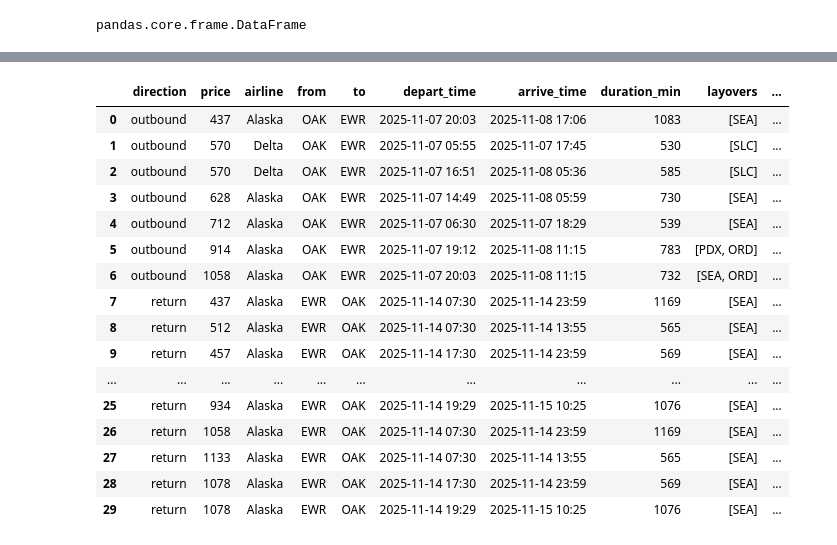
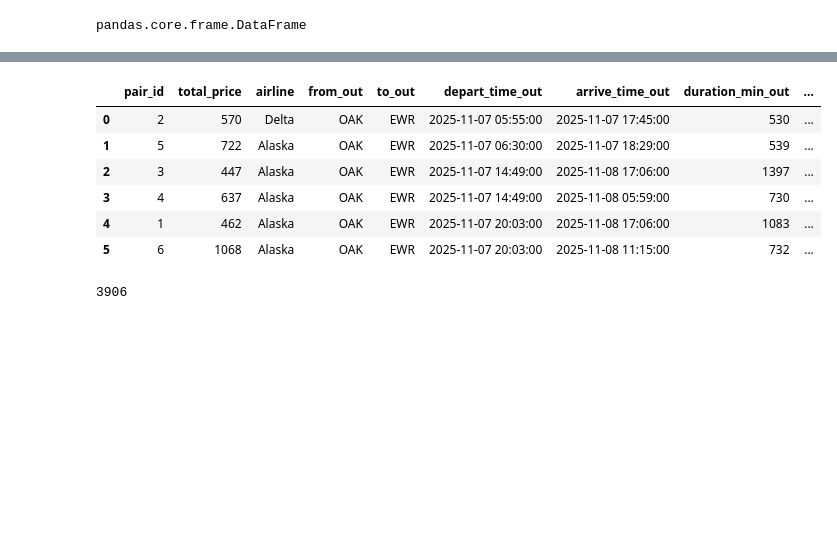
Before and after one commit to apandacoding/greenagent, a Jupyter notebook: tools.ipynb, the cells around one changed output, grey strips where cells are left out. Drawn from its saved outputs; the diff is of its cells as text; code cells hidden in the pictures; blank space fills up the shorter version.

```diff
--- a/tools.ipynb
+++ b/tools.ipynb
@@ -96,7 +0,0 @@ df
-# %%
-# Convert list-like columns into comma-separated strings
-for col in ["layovers_out", "layovers_ret"]:
-    df[col] = df[col].apply(lambda x: ", ".join(x) if isinstance(x, list) else x)
-
-# Now export safely
-df.to_csv("flight_data.csv", index=False)
@@ -102,0 +3,3 @@ df.to_csv("flight_data.csv", index=False)
+# %%
+anthropic_api_key="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"
+serp_api_key = "cfc3493ca4156d9bd1eba9c59c1f78376cc2e3d4c0b162c23707144f9d5dd041"
@@ -126,7 +96,7 @@ import time
 import requests
 import pandas as pd
 
-BASE_URL = "https://serpapi.com/search.json"
+BASE_URL = "https://serpapi.com/search"
 
 def flatten_direction(flights, direction, outbound_idx=None, outbound_airline=None):
     rows = []
@@ -168,7 +138,7 @@ def data_to_df(data, params):
     for i, f in enumerate(outbound_flights):
         outbound_rows += flatten_direction([f], "outbound", outbound_idx=i, outbound_airline=f["flights"][0]["airline"])
 
-    # ---------- 2) fetch returns for EACH outbound token ----------
+    print(outbound_flights)
     return_rows = []
     for i, f in enumerate(outbound_flights):
         token = f.get("departure_token")
@@ -177,7 +147,7 @@ def data_to_df(data, params):
 
         # Build params fresh each time; don't mutate a shared dict
         params["departure_token"] = token
-        params["deep_search"] = True
+        params["api_key"] = serp_api_key
 
         r = requests.get(BASE_URL, params=params, timeout=30)
         if r.status_code != 200:
@@ -214,9 +184,6 @@ def data_to_df(data, params):
     return transform_df(df)
 # %%
 from langchain_core.runnables import RunnableLambda, RunnableSequence
-
-anthropic_api_key="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"
-serp_api_key = "4a871fe30bb1fed4dc0850f01d384a2fff2dee8a74046b902109785f1a9bd730"
 
 def anthropic_IATA_call(iata_result: str):
     client = anthropic.Anthropic(api_key=anthropic_api_key)
@@ -288,11 +255,11 @@ def flight_tool(user_prompt: str):
 
     # make a flight booking
     params = result
-    params['deep_search'] = True
+    params['api_key'] = serp_api_key
     url = "https://serpapi.com/search"
     response = requests.get(url, params=params)
     data = response.json()
-    return data_to_df(data, params)
+    return sanitize_for_pandasai(data_to_df(data, params))
 # %%
 # pandas dataframe
 import pandas as pd
@@ -420,20 +275,0 @@ def data_to_df(data, params):
-# %%
-df
-# %% [output]
-|  | direction | price | airline | from | to | depart_time | arrive_time | duration_min | layovers | ... |
-| 0 | outbound | 437 | Alaska | OAK | EWR | 2025-11-07 20:03 | 2025-11-08 17:06 | 1083 | [SEA] | ... |
-| 1 | outbound | 570 | Delta | OAK | EWR | 2025-11-07 05:55 | 2025-11-07 17:45 | 530 | [SLC] | ... |
-| 2 | outbound | 570 | Delta | OAK | EWR | 2025-11-07 16:51 | 2025-11-08 05:36 | 585 | [SLC] | ... |
-| 3 | outbound | 628 | Alaska | OAK | EWR | 2025-11-07 14:49 | 2025-11-08 05:59 | 730 | [SEA] | ... |
-| 4 | outbound | 712 | Alaska | OAK | EWR | 2025-11-07 06:30 | 2025-11-07 18:29 | 539 | [SEA] | ... |
-| 5 | outbound | 914 | Alaska | OAK | EWR | 2025-11-07 19:12 | 2025-11-08 11:15 | 783 | [PDX, ORD] | ... |
-| 6 | outbound | 1058 | Alaska | OAK | EWR | 2025-11-07 20:03 | 2025-11-08 11:15 | 732 | [SEA, ORD] | ... |
-| 7 | return | 437 | Alaska | EWR | OAK | 2025-11-14 07:30 | 2025-11-14 23:59 | 1169 | [SEA] | ... |
-| 8 | return | 512 | Alaska | EWR | OAK | 2025-11-14 07:30 | 2025-11-14 13:55 | 565 | [SEA] | ... |
-| 9 | return | 457 | Alaska | EWR | OAK | 2025-11-14 17:30 | 2025-11-14 23:59 | 569 | [SEA] | ... |
-| ... | ... | ... | ... | ... | ... | ... | ... | ... | ... | ... |
-| 25 | return | 934 | Alaska | EWR | OAK | 2025-11-14 19:29 | 2025-11-15 10:25 | 1076 | [SEA] | ... |
-| 26 | return | 1058 | Alaska | EWR | OAK | 2025-11-14 07:30 | 2025-11-14 23:59 | 1169 | [SEA] | ... |
-| 27 | return | 1133 | Alaska | EWR | OAK | 2025-11-14 07:30 | 2025-11-14 13:55 | 565 | [SEA] | ... |
-| 28 | return | 1078 | Alaska | EWR | OAK | 2025-11-14 17:30 | 2025-11-14 23:59 | 569 | [SEA] | ... |
-| 29 | return | 1078 | Alaska | EWR | OAK | 2025-11-14 19:29 | 2025-11-15 10:25 | 1076 | [SEA] | ... |
@@ -511,0 +291,10 @@ df = transform_df(df)
+# %%
+data
+# %% [output]
+|  | pair_id | total_price | airline | from_out | to_out | depart_time_out | arrive_time_out | duration_min_out | ... |
+| 0 | 2 | 570 | Delta | OAK | EWR | 2025-11-07 05:55:00 | 2025-11-07 17:45:00 | 530 | ... |
+| 1 | 5 | 722 | Alaska | OAK | EWR | 2025-11-07 06:30:00 | 2025-11-07 18:29:00 | 539 | ... |
+| 2 | 3 | 447 | Alaska | OAK | EWR | 2025-11-07 14:49:00 | 2025-11-08 17:06:00 | 1397 | ... |
+| 3 | 4 | 637 | Alaska | OAK | EWR | 2025-11-07 14:49:00 | 2025-11-08 05:59:00 | 730 | ... |
+| 4 | 1 | 462 | Alaska | OAK | EWR | 2025-11-07 20:03:00 | 2025-11-08 17:06:00 | 1083 | ... |
+| 5 | 6 | 1068 | Alaska | OAK | EWR | 2025-11-07 20:03:00 | 2025-11-08 11:15:00 | 732 | ... |
@@ -511,0 +316,4 @@ df = transform_df(df)
+# %%
+chat_node(sanitize_for_pandasai(data), "What is the total price of the flight?")
+# %% [output]
+3906
```
Also changed, not shown: parts of 16 cells of this notebook, 38 other files.
